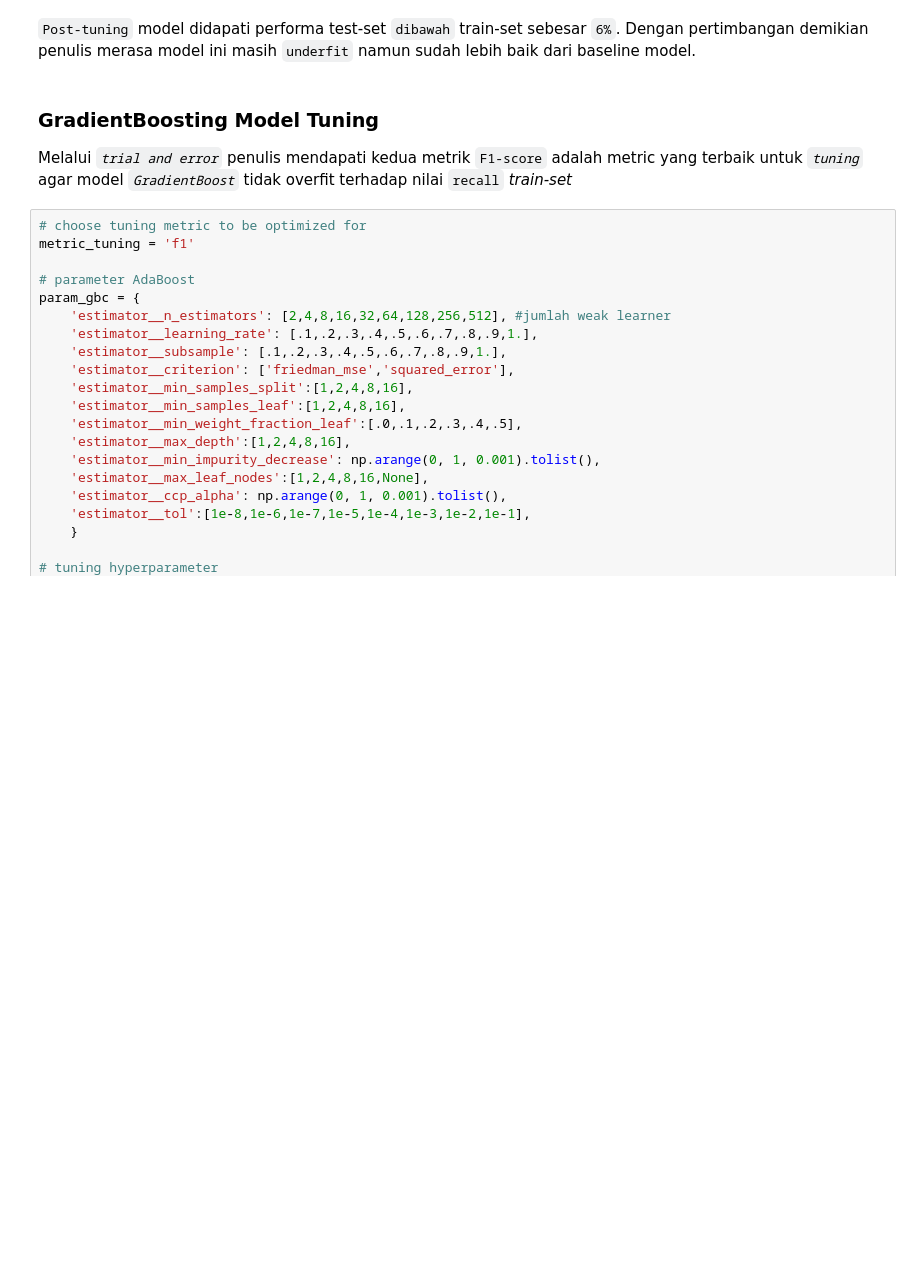
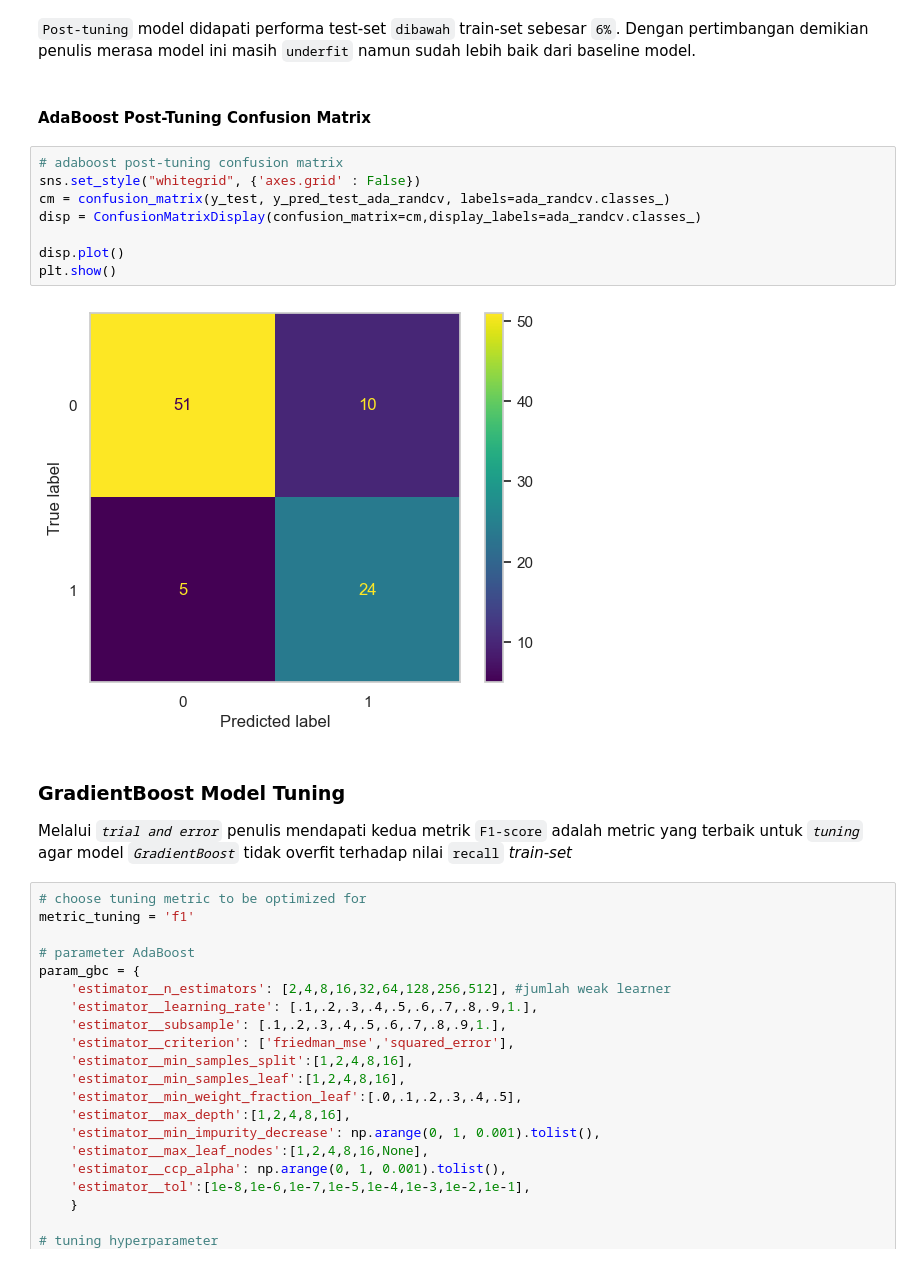
Before and after one commit to izzandienurrahman/hacktiv8, a Jupyter notebook: Phase1/h8dsft_P1G3_Izzan.ipynb, the cells around one changed output. Drawn from its saved outputs; the diff is of its cells as text; blank space fills up the shorter version.

```diff
--- a/Phase1/h8dsft_P1G3_Izzan.ipynb
+++ b/Phase1/h8dsft_P1G3_Izzan.ipynb
@@ -946,8 +958,20 @@ weighted avg       0.87      0.87      0.87       280
 weighted avg       0.84      0.83      0.84        90
 # %% [markdown]
 `Post-tuning` model didapati performa test-set `dibawah` train-set sebesar `6%`. Dengan pertimbangan demikian penulis merasa model ini masih `underfit` namun sudah lebih baik dari baseline model.
+# %% [markdown]
+#### AdaBoost Post-Tuning Confusion Matrix
+# %%
+# adaboost post-tuning confusion matrix
+sns.set_style("whitegrid", {'axes.grid' : False})
+cm = confusion_matrix(y_test, y_pred_test_ada_randcv, labels=ada_randcv.classes_)
+disp = ConfusionMatrixDisplay(confusion_matrix=cm,display_labels=ada_randcv.classes_)
+
+disp.plot()
+plt.show()
+# %% [output]
+[figure, added]
 # %% [markdown]
-### GradientBoosting Model Tuning
+### GradientBoost Model Tuning
  Melalui *`trial and error`* penulis mendapati kedua metrik `F1-score` adalah metric yang terbaik untuk *`tuning`* agar model *`GradientBoost`* tidak overfit terhadap nilai `recall` *train-set*
 # %%
 # choose tuning metric to be optimized for
```
Also changed, not shown: parts of 10 cells of this notebook.
